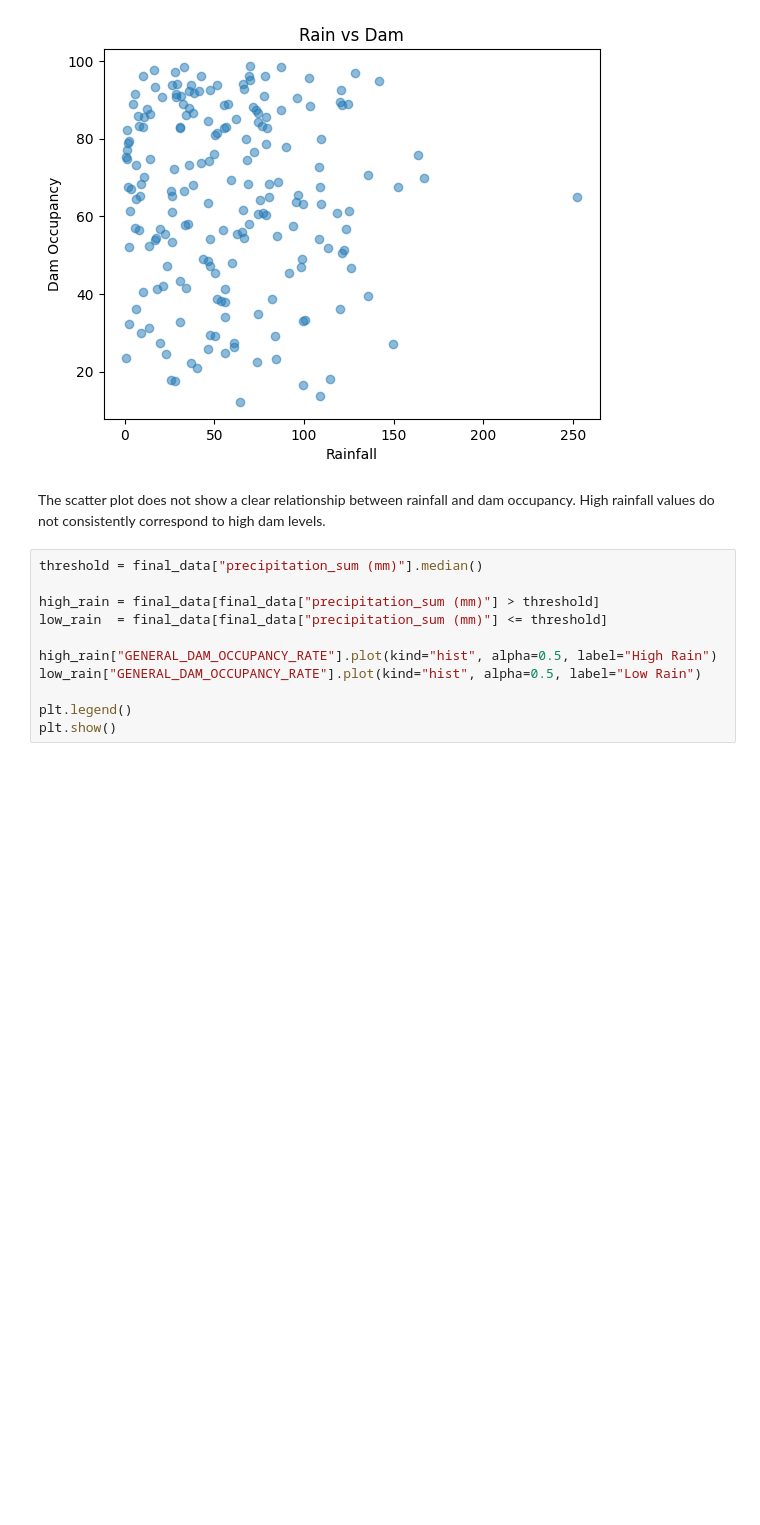
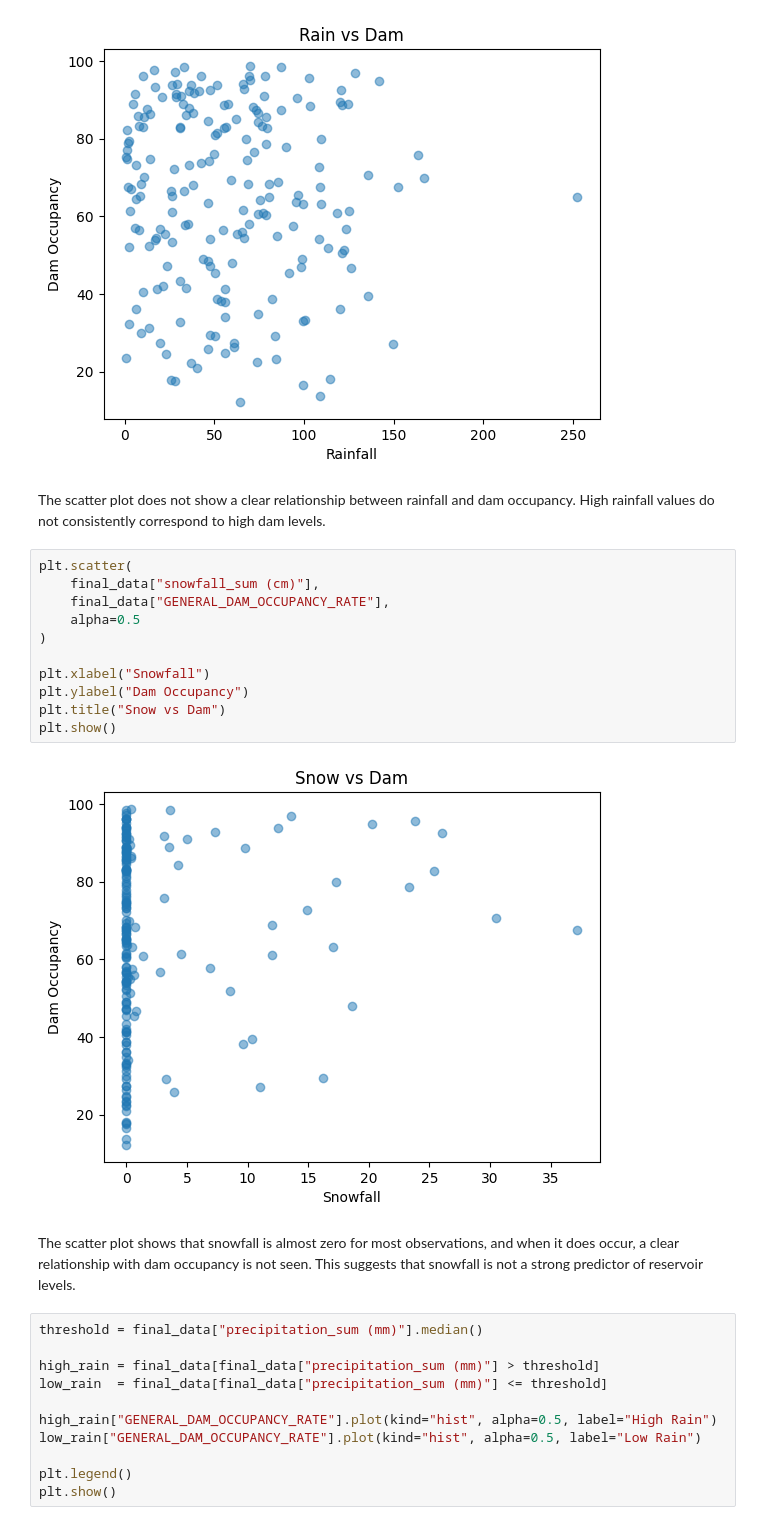
Before and after one commit to aysenuruyar-rgb/DSA210-Proj, a Jupyter notebook: analysis/02_eda.ipynb, the cells around one changed output. Cells and saved outputs as stored; diff of their text form; blank space fills up the shorter version.

```diff
--- a/analysis/02_eda.ipynb
+++ b/analysis/02_eda.ipynb
@@ -80,6 +85,21 @@ plt.show()
 [figure]
 # %% [markdown]
 The scatter plot does not show a clear relationship between rainfall and dam occupancy. High rainfall values do not consistently correspond to high dam levels.
+# %%
+plt.scatter(
+    final_data["snowfall_sum (cm)"],
+    final_data["GENERAL_DAM_OCCUPANCY_RATE"],
+    alpha=0.5
+)
+
+plt.xlabel("Snowfall")
+plt.ylabel("Dam Occupancy")
+plt.title("Snow vs Dam")
+plt.show()
+# %% [output]
+[figure, added]
+# %% [markdown]
+The scatter plot shows that snowfall is almost zero for most observations, and when it does occur, a clear relationship with dam occupancy is not seen. This suggests that snowfall is not a strong  predictor of reservoir levels.
 # %%
 threshold = final_data["precipitation_sum (mm)"].median()
 
```
Also changed, not shown: parts of 1 cell of this notebook.
